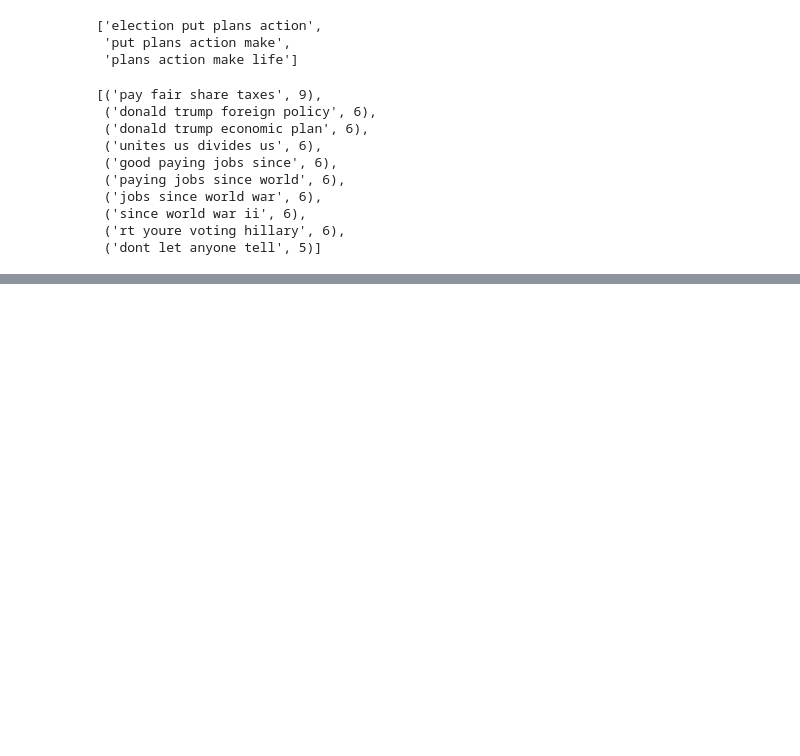
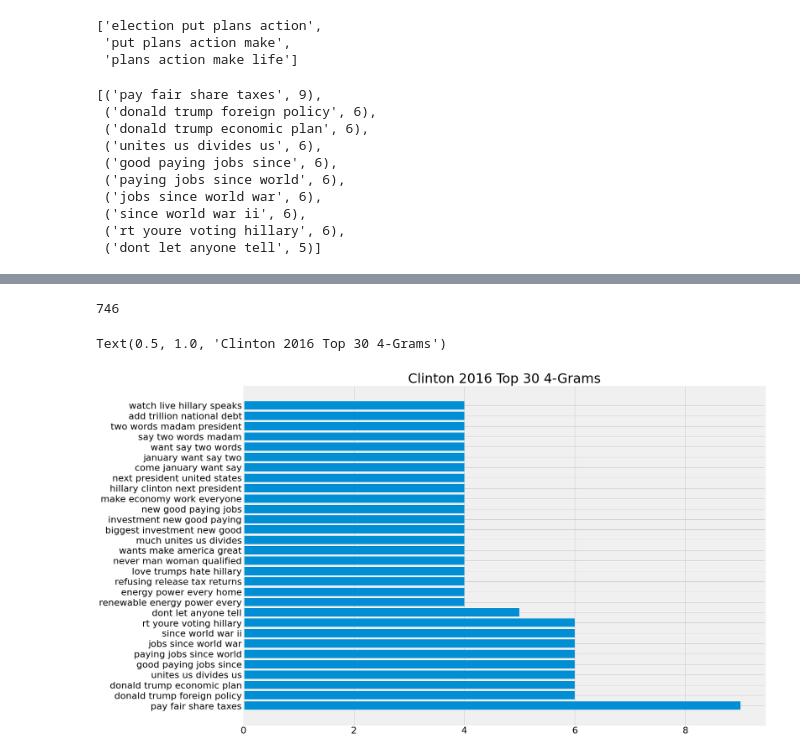
Before and after one commit to DinaTTomoum/Thesis2021, a Jupyter notebook: clintonngrams.ipynb, the cells around one changed output, grey strips where cells are left out. Saved outputs shown, nothing was run; the diff lists cells and outputs as text; code cells hidden in the pictures; blank space fills up the shorter version.

```diff
--- a/clintonngrams.ipynb
+++ b/clintonngrams.ipynb
@@ -195,10 +196,15 @@ top30quad = quadgramFreq.most_common(30)
 # %%
-top30[1][1]
+top30uni[1][1]
+# %% [output]
+746
 # %%
 import matplotlib.pyplot as plt
-top30  = [list(elem) for elem in top30]
-xs, ys = [*zip(*top30)]
+top30quad  = [list(elem) for elem in top30quad]
+xs, ys = [*zip(*top30quad)]
 plt.figure(figsize=(20,15), )
 plt.rcParams.update({'font.size': 22})
 plt.barh(xs,ys)
-plt.title ("Top 30 Three Grams")
+plt.title ("Clinton 2016 Top 30 4-Grams")
+# %% [output]
+Text(0.5, 1.0, 'Clinton 2016 Top 30 4-Grams')
+[figure, added]
```
Also changed, not shown: parts of 4 cells of this notebook.
